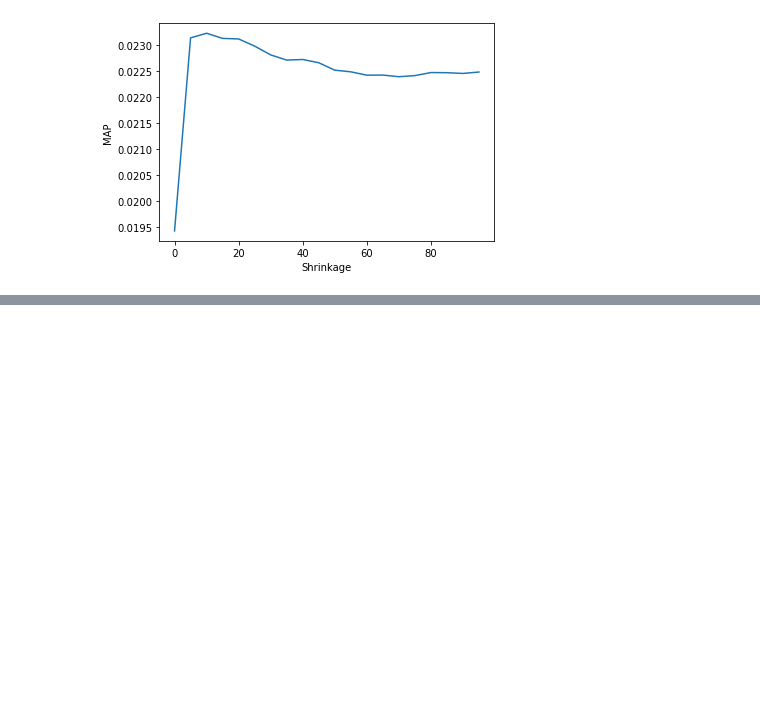
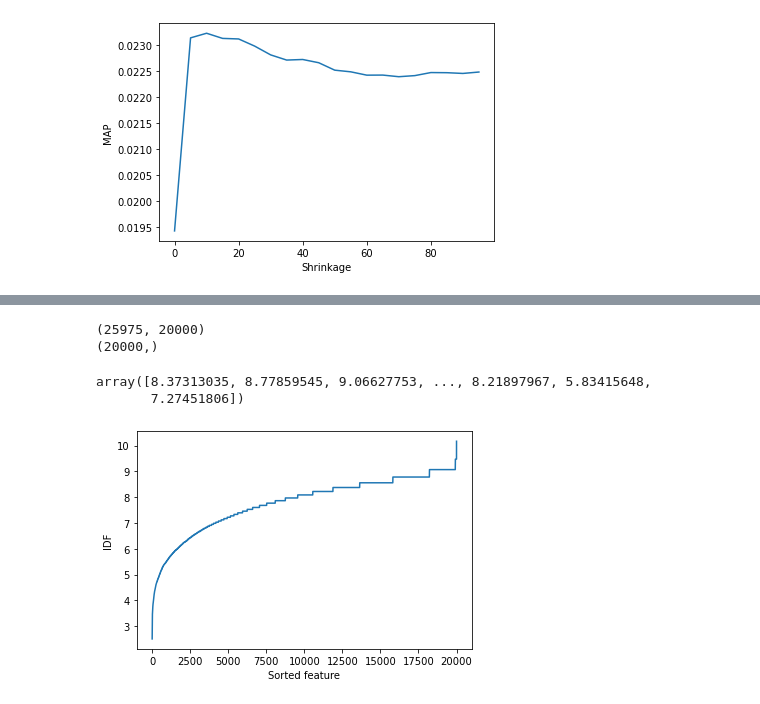
Before and after one commit to fcolombo7/RecSys-2020, a Jupyter notebook: Content_based.ipynb, the cells around one changed output, grey strips where cells are left out. Drawn from its saved outputs; the diff is of its cells as text; code cells hidden in the pictures; blank space fills up the shorter version.

```diff
--- a/Content_based.ipynb
+++ b/Content_based.ipynb
@@ -107,13 +107,13 @@ features_per_item
 # %% [output]
 array([17,  5, 21, ..., 25, 14, 15])
 # %%
-ICM = sps.csr_matrix(ICM)
+ICM = sp.csr_matrix(ICM)
 features_per_item2 = np.diff(ICM.indptr)
 
-ICM = sps.csc_matrix(ICM)
+ICM = sp.csc_matrix(ICM)
 items_per_feature2 = np.diff(ICM.indptr)
 
-ICM = sps.csr_matrix(ICM)
+ICM = sp.csr_matrix(ICM)
 # %%
 items_per_feature2, features_per_item2
 # %% [output]
@@ -365,0 +366,22 @@ Evaluation done
+# %%
+items_per_feature = (ICM > 0).sum(axis=0)
+
+IDF = np.array(np.log(num_items / (1+items_per_feature)))[0]
+
+print(ICM.shape)
+print(IDF.shape)
+# %% [output]
+(25975, 20000)
+(20000,)
+# %%
+IDF
+# %% [output]
+array([8.37313035, 8.77859545, 9.06627753, ..., 8.21897967, 5.83415648,
+       7.27451806])
+# %%
+pyplot.plot(np.sort(IDF))
+pyplot.ylabel('IDF')
+pyplot.xlabel('Sorted feature')
+pyplot.show()
+# %% [output]
+[figure, added]
```
Also changed, not shown: parts of 10 cells of this notebook.
